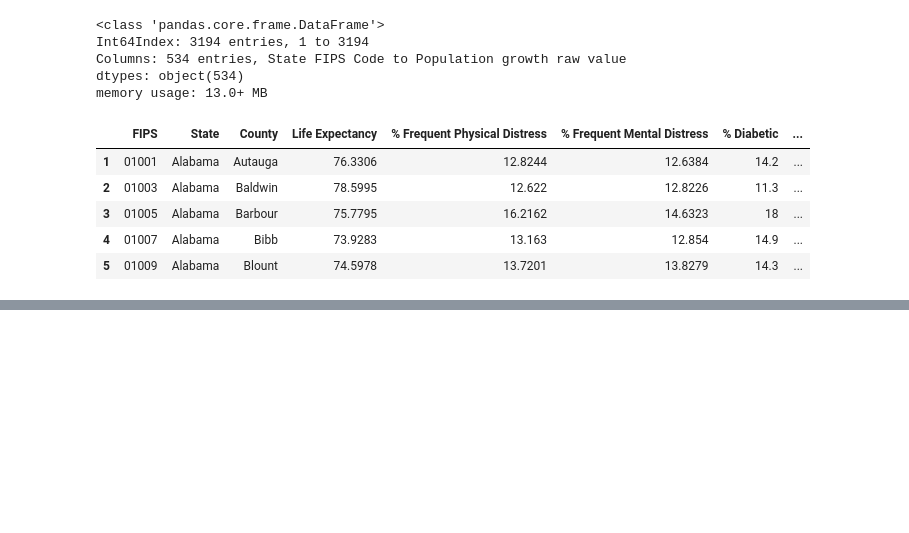
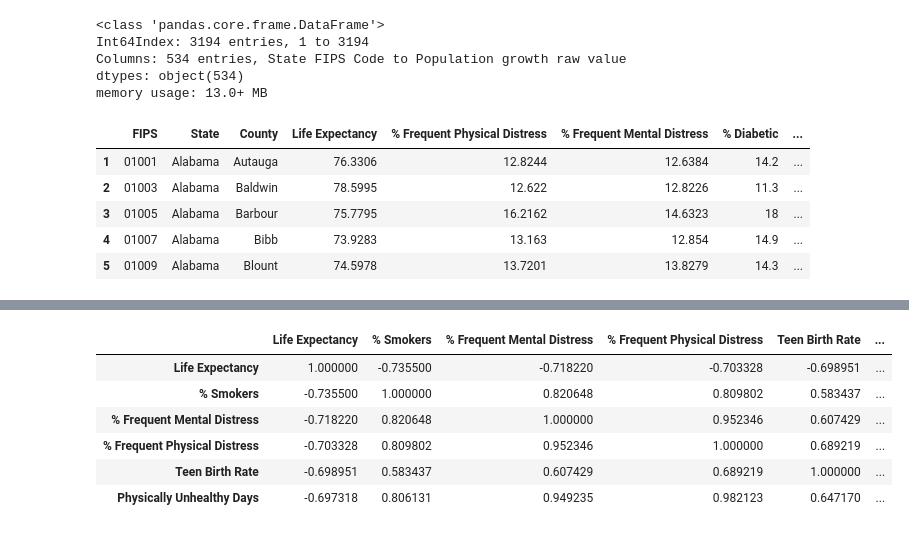
Before and after one commit to 1Banji/Health-Death, a Jupyter notebook: Sez/Untitled.ipynb, the cells around one changed output, grey strips where cells are left out. Drawn from its saved outputs; the diff is of its cells as text; code cells hidden in the pictures; blank space fills up the shorter version.

```diff
--- a/Sez/Untitled.ipynb
+++ b/Sez/Untitled.ipynb
@@ -149,0 +209,10 @@ memory usage: 1.0+ MB
+# %%
+df_five.corr()
+# %% [output]
+|  | Life Expectancy | % Smokers | % Frequent Mental Distress | % Frequent Physical Distress | Teen Birth Rate | ... |
+| Life Expectancy | 1.000000 | -0.735500 | -0.718220 | -0.703328 | -0.698951 | ... |
+| % Smokers | -0.735500 | 1.000000 | 0.820648 | 0.809802 | 0.583437 | ... |
+| % Frequent Mental Distress | -0.718220 | 0.820648 | 1.000000 | 0.952346 | 0.607429 | ... |
+| % Frequent Physical Distress | -0.703328 | 0.809802 | 0.952346 | 1.000000 | 0.689219 | ... |
+| Teen Birth Rate | -0.698951 | 0.583437 | 0.607429 | 0.689219 | 1.000000 | ... |
+| Physically Unhealthy Days | -0.697318 | 0.806131 | 0.949235 | 0.982123 | 0.647170 | ... |
```
Also changed, not shown: parts of 10 cells of this notebook.
